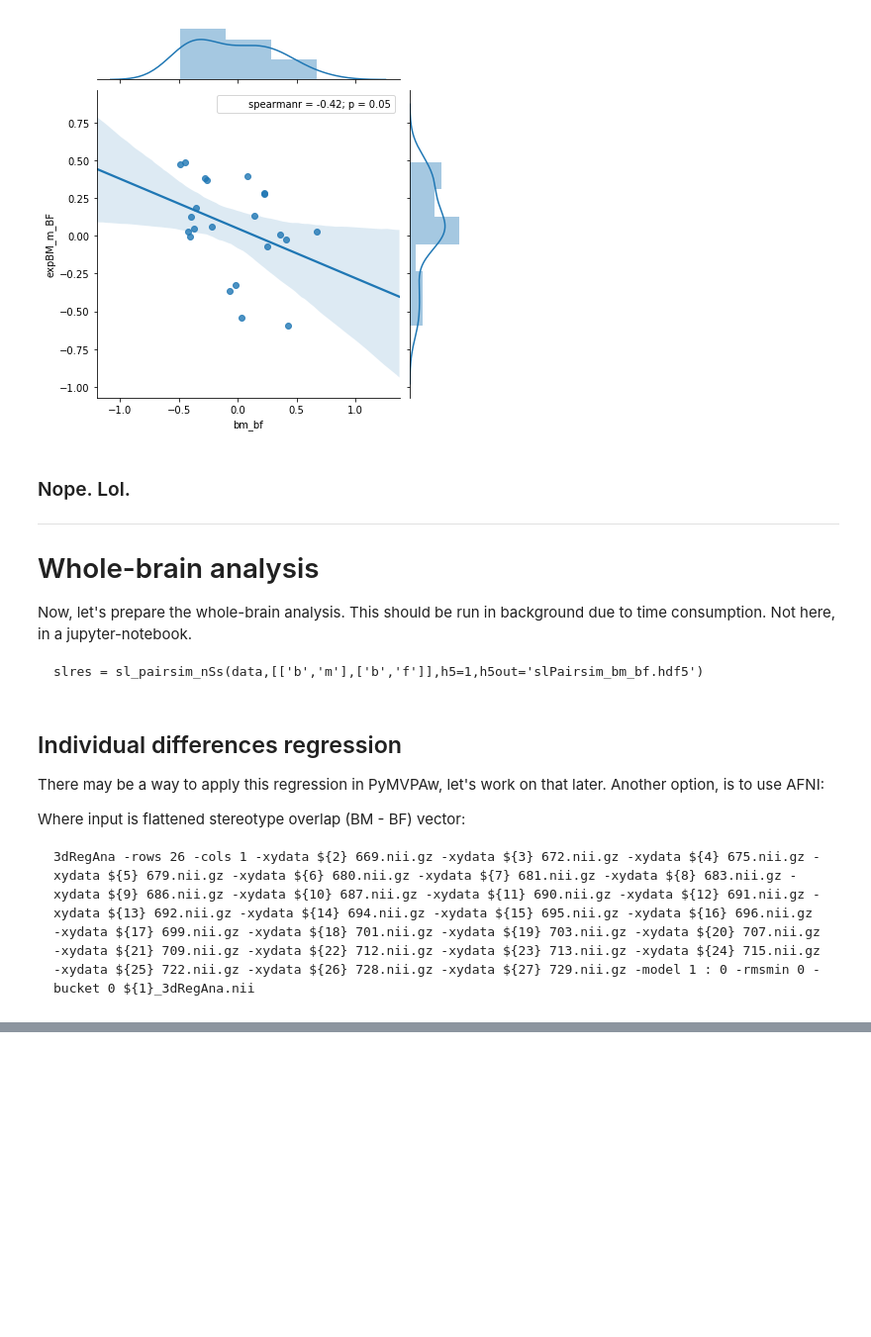
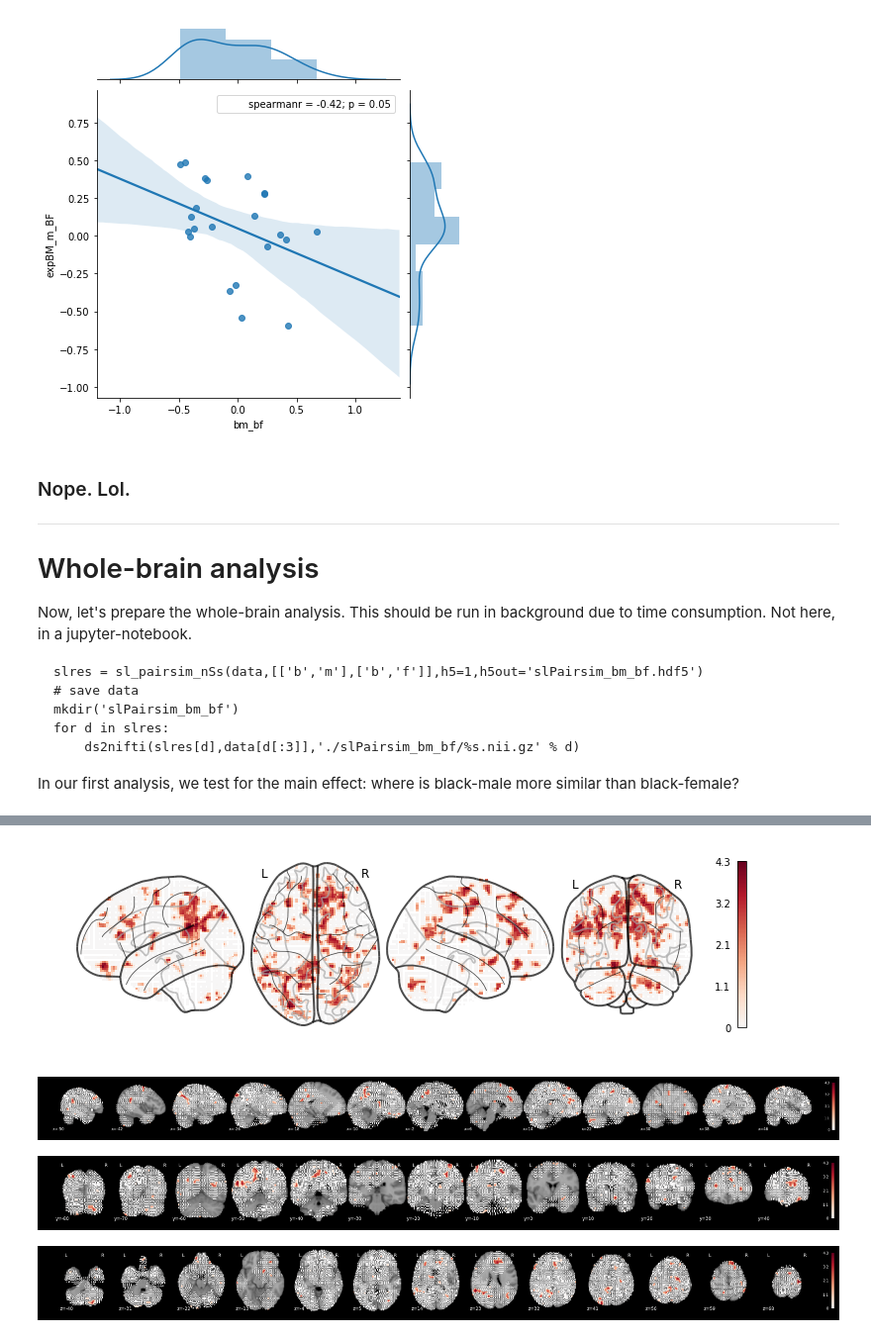
Before and after one commit to rystoli/rystoli.github.io, a Jupyter notebook: files/4fcii_analyses.ipynb, the cells around one changed output, grey strips where cells are left out. Shown: that part at 99% size. Drawn from its saved outputs; the diff is of its cells as text; code cells hidden in the pictures; blank space fills up the shorter version.

````diff
--- a/files/4fcii_analyses.ipynb
+++ b/files/4fcii_analyses.ipynb
@@ -88,14 +89,10 @@ Now, let's prepare the whole-brain analysis. This should be run in background du
 
 ```
 slres = sl_pairsim_nSs(data,[['b','m'],['b','f']],h5=1,h5out='slPairsim_bm_bf.hdf5')
+# save data
+mkdir('slPairsim_bm_bf')
+for d in slres:
+    ds2nifti(slres[d],data[d[:3]],'./slPairsim_bm_bf/%s.nii.gz' % d)
 ```
+
+In our first analysis, we test for the main effect: where is black-male more similar than black-female?
-# %% [markdown]
-## Individual differences regression
-
-There may be a way to apply this regression in PyMVPAw, let's work on that later. Another option, is to use AFNI:
-
-Where input is flattened stereotype overlap (BM - BF) vector:
-
-```
-3dRegAna -rows 26 -cols 1 -xydata ${2} 669.nii.gz -xydata ${3} 672.nii.gz -xydata ${4} 675.nii.gz -xydata ${5} 679.nii.gz -xydata ${6} 680.nii.gz -xydata ${7} 681.nii.gz -xydata ${8} 683.nii.gz -xydata ${9} 686.nii.gz -xydata ${10} 687.nii.gz -xydata ${11} 690.nii.gz -xydata ${12} 691.nii.gz -xydata ${13} 692.nii.gz -xydata ${14} 694.nii.gz -xydata ${15} 695.nii.gz -xydata ${16} 696.nii.gz -xydata ${17} 699.nii.gz -xydata ${18} 701.nii.gz -xydata ${19} 703.nii.gz -xydata ${20} 707.nii.gz -xydata ${21} 709.nii.gz -xydata ${22} 712.nii.gz -xydata ${23} 713.nii.gz -xydata ${24} 715.nii.gz -xydata ${25} 722.nii.gz -xydata ${26} 728.nii.gz -xydata ${27} 729.nii.gz -model 1 : 0 -rmsmin 0 -bucket 0 ${1}_3dRegAna.nii
-```
@@ -101,0 +110,4 @@ Where input is flattened stereotype overlap (BM - BF) vector:
+# %%
+# plot
+plotteRy_Brain('ttest_paired_mb_fb.nii.gz',threshold=1.96)
+# %% [output]
@@ -101,0 +116,4 @@ Where input is flattened stereotype overlap (BM - BF) vector:
+[figure, added]
+[figure, added]
+[figure, added]
+[figure, added]
````
Also changed, not shown: parts of 7 cells of this notebook.
